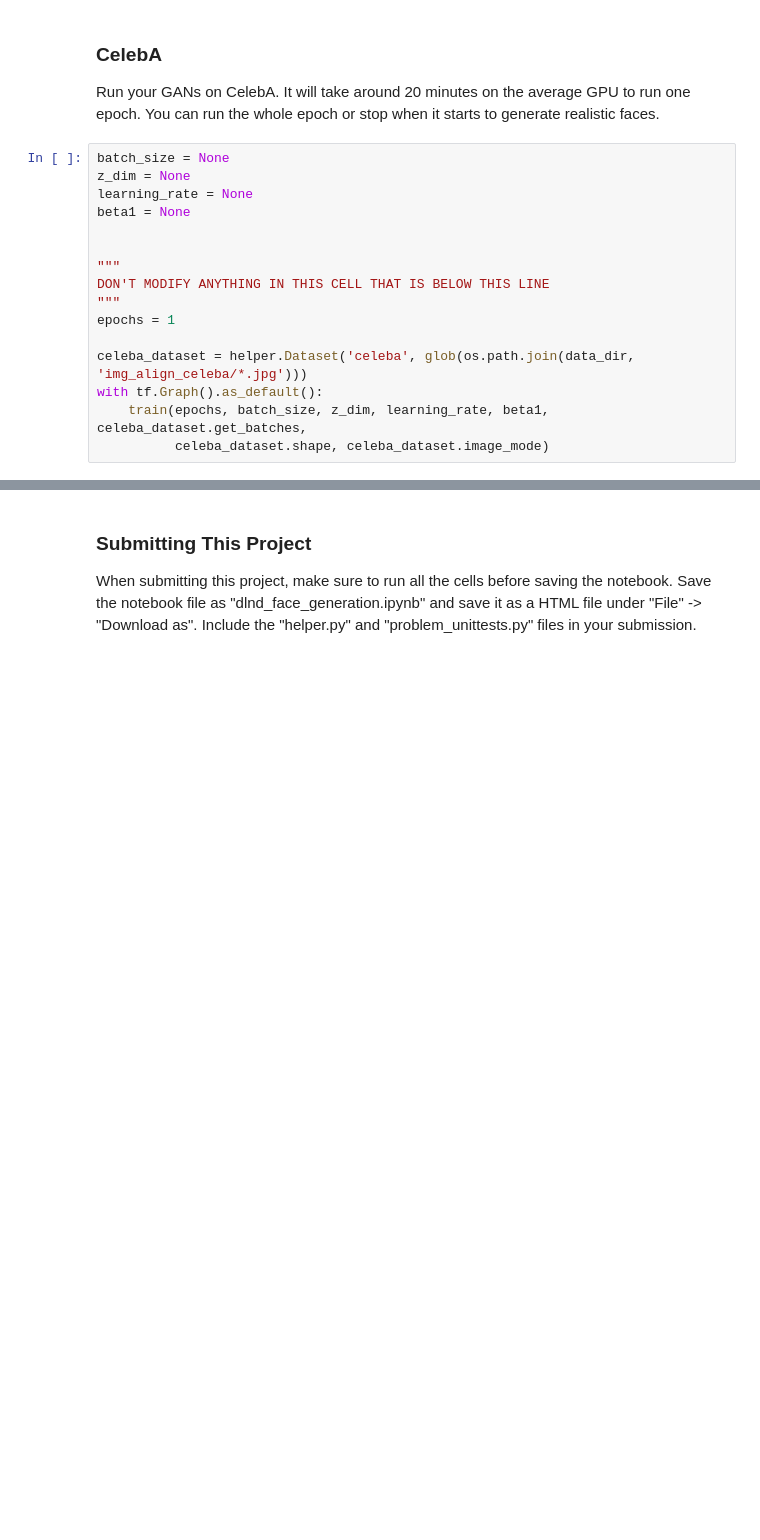
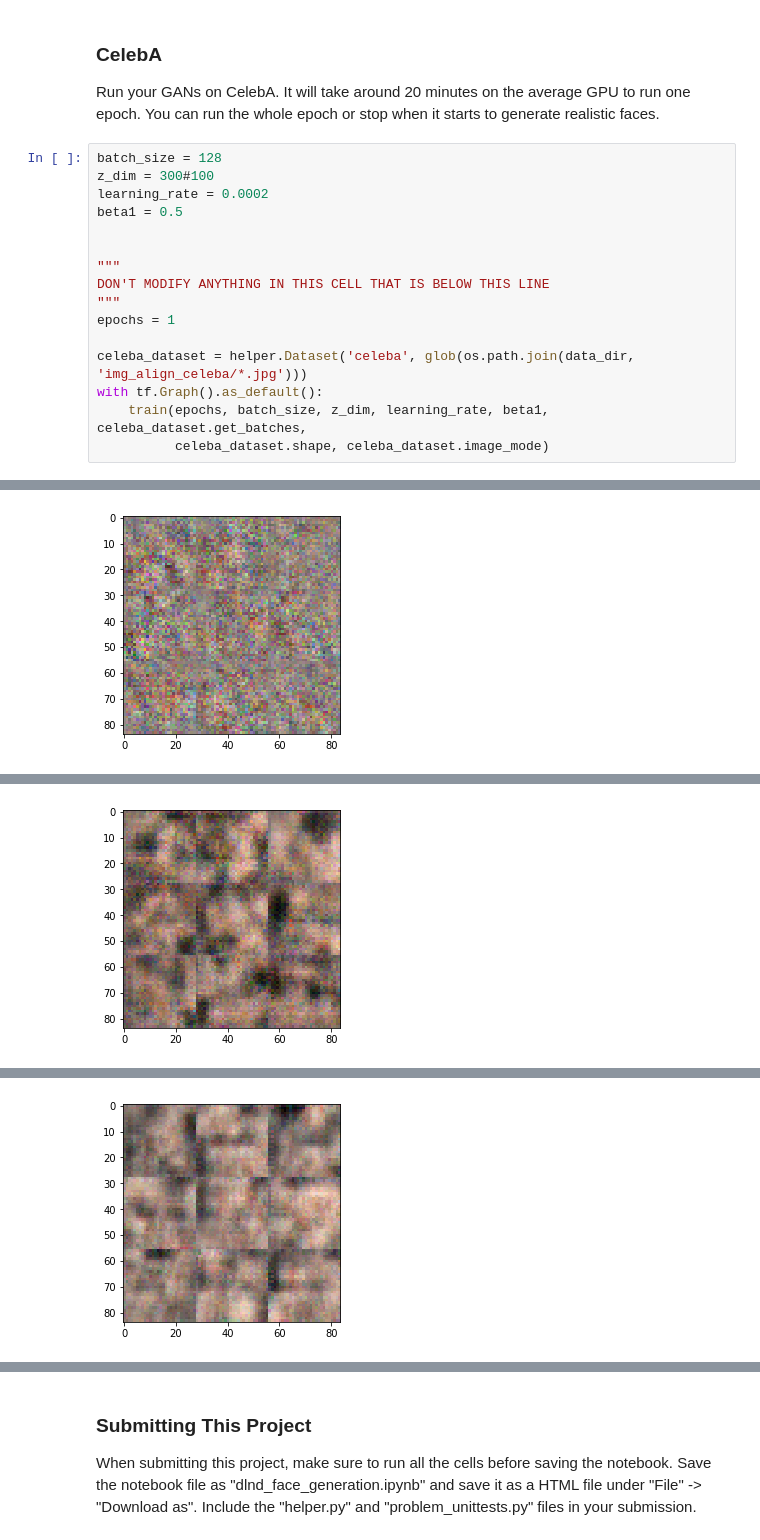
Before and after one commit to alexandergorskih/deep-learning, a Jupyter notebook: face_generation/dlnd_face_generation.ipynb, the cells around one changed output, grey strips where cells are left out. Cells and saved outputs as stored; diff of their text form; blank space fills up the shorter version.

```diff
--- a/face_generation/dlnd_face_generation.ipynb
+++ b/face_generation/dlnd_face_generation.ipynb
@@ -389,10 +450,10 @@ KeyboardInterrupt:
 ### CelebA
 Run your GANs on CelebA.  It will take around 20 minutes on the average GPU to run one epoch.  You can run the whole epoch or stop when it starts to generate realistic faces.
 # %%
-batch_size = None
-z_dim = None
-learning_rate = None
-beta1 = None
+batch_size = 128
+z_dim = 300#100
+learning_rate = 0.0002
+beta1 = 0.5
 
 
 """
@@ -404,3 +465,4 @@ celeba_dataset = helper.Dataset('celeba', glob(os.path.join(data_dir, 'img_align
 with tf.Graph().as_default():
     train(epochs, batch_size, z_dim, learning_rate, beta1, celeba_dataset.get_batches,
           celeba_dataset.shape, celeba_dataset.image_mode)
+# %% [output]
@@ -406,0 +479 @@ with tf.Graph().as_default():
+[figure, added]
@@ -406,0 +490 @@ with tf.Graph().as_default():
+[figure, added]
@@ -406,0 +501 @@ with tf.Graph().as_default():
+[figure, added]
```
Also changed, not shown: parts of 7 cells of this notebook.
